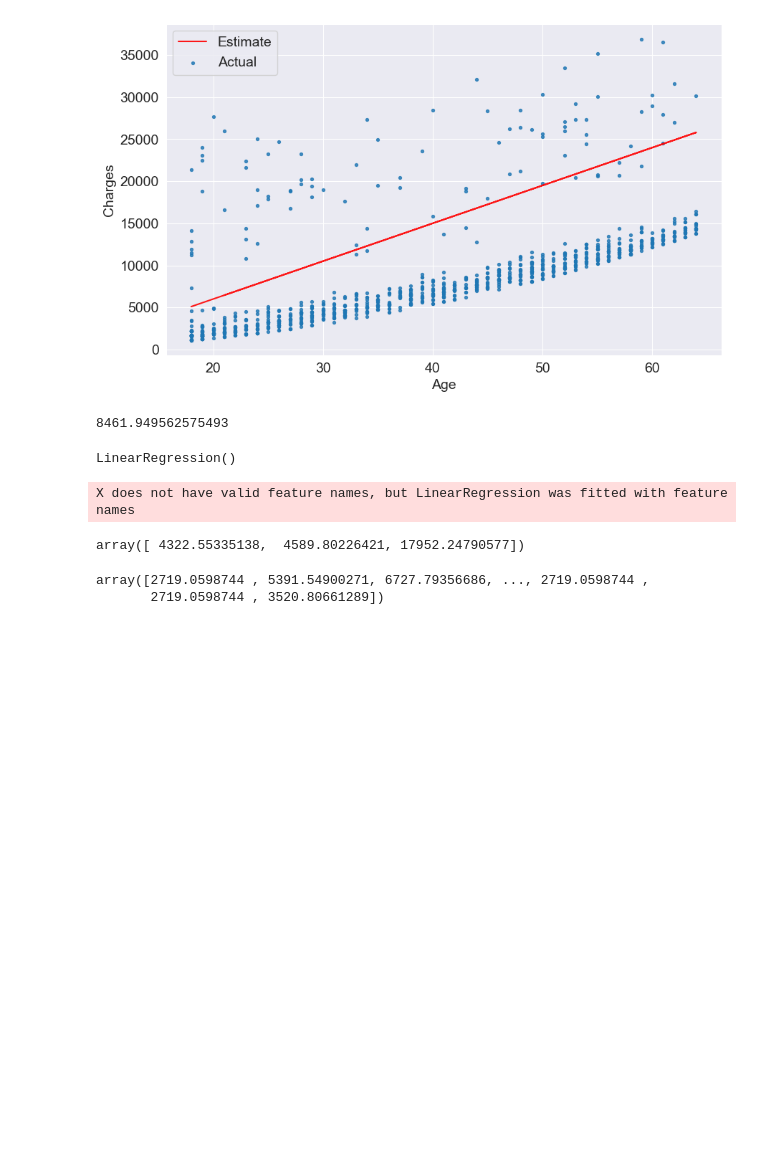
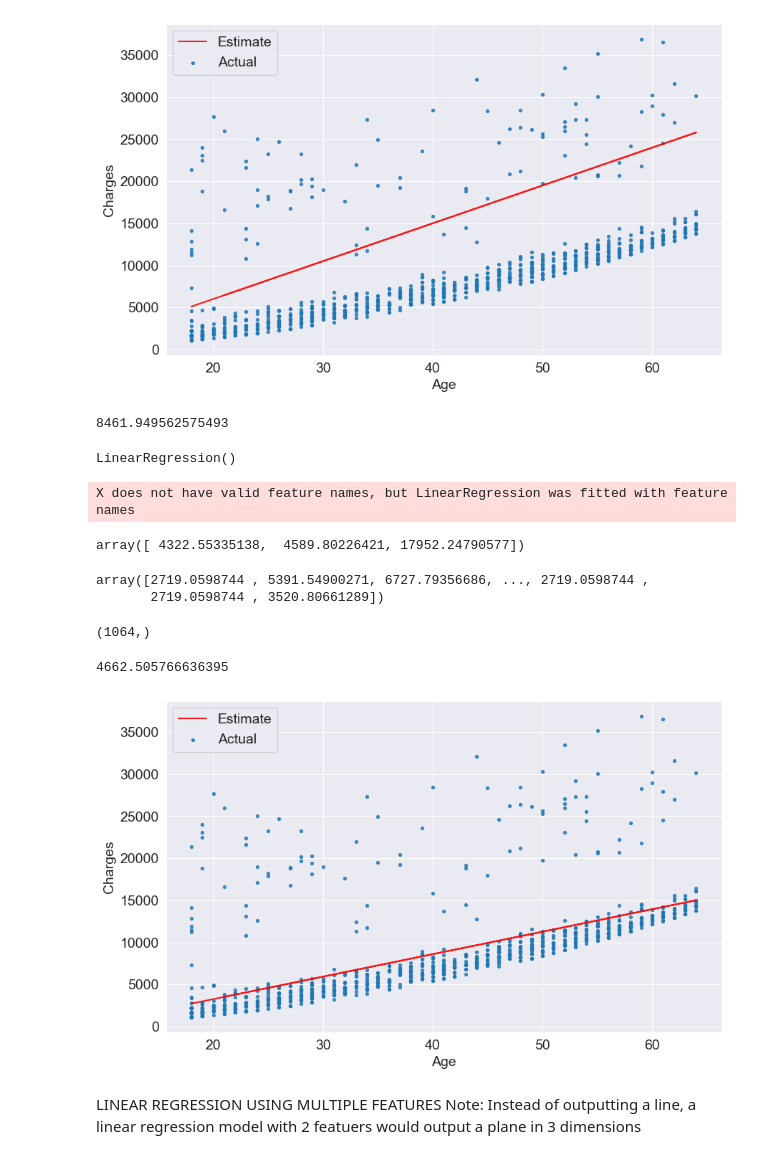
Before and after one commit to saketmugunda123/Insurance-Logistics-Regression, a Jupyter notebook: Project2.ipynb, the cells around one changed output. Cells and saved outputs as stored; diff of their text form; code cells hidden in the pictures; blank space fills up the shorter version.

Commit message:
Finished multi variable lin regression

```diff
--- a/Project2.ipynb
+++ b/Project2.ipynb
@@ -223,3 +224,25 @@ model.predict(input)
 # %% [output]
 array([2719.0598744 , 5391.54900271, 6727.79356686, ..., 2719.0598744 ,
        2719.0598744 , 3520.80661289])
+# %%
+predictions.shape #Outputs a 1d array of all the predicted values for each input
+# %% [output]
+(1064,)
+# %%
+#compute the RMSE for this predicitons array
+RMSE(targets,predictions)
+# %% [output]
+4662.505766636395
+# %%
+#w (the slope)
+slope = model.coef_
+
+#y-int
+intercept = model.intercept_
+
+try_parameters(slope,intercept)
+# %% [output]
+[figure, added]
+# %% [markdown]
+LINEAR REGRESSION USING MULTIPLE FEATURES
+Note: Instead of outputting a line, a linear regression model with 2 featuers would output a plane in 3 dimensions
```
Also changed, not shown: parts of 2 cells of this notebook.
